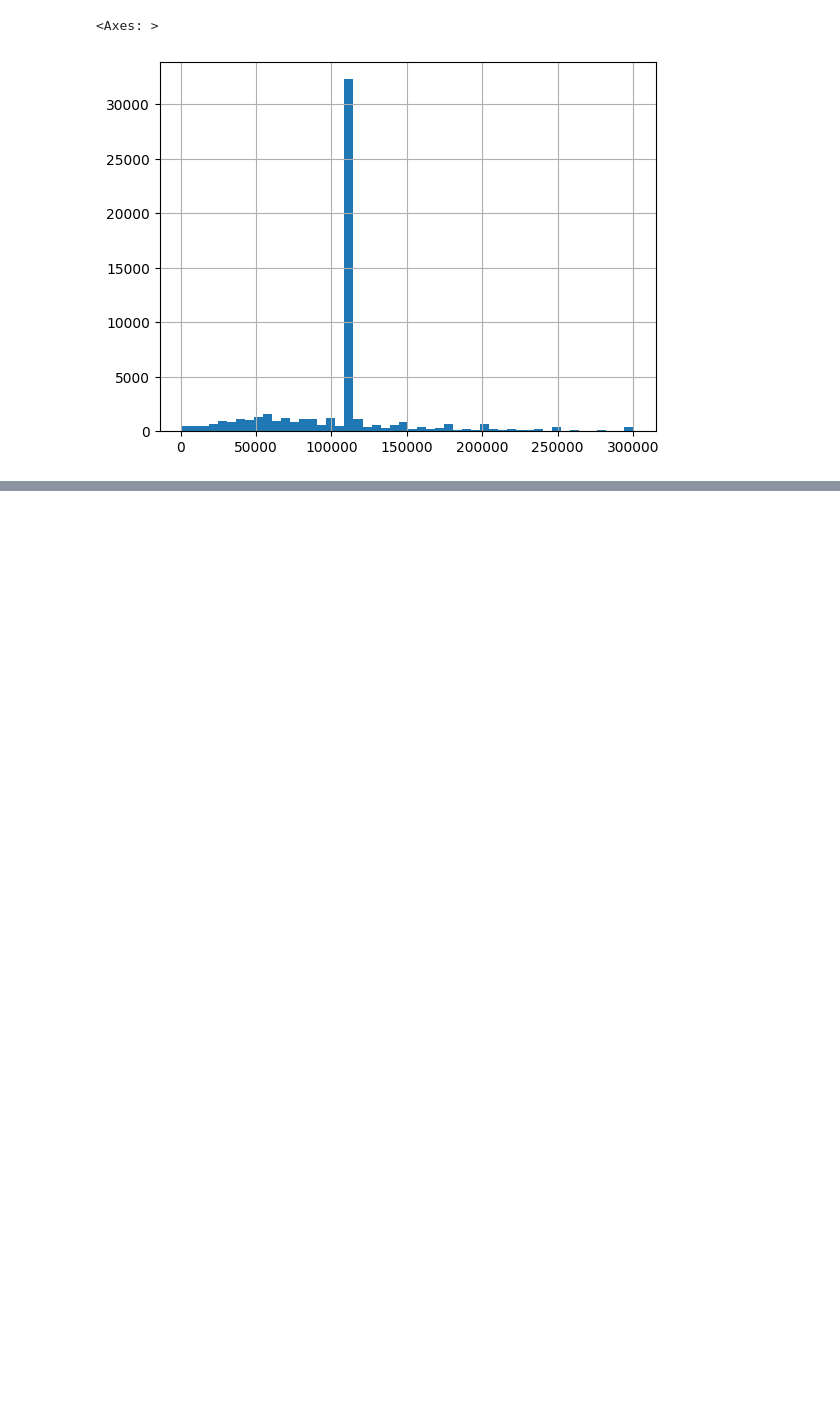
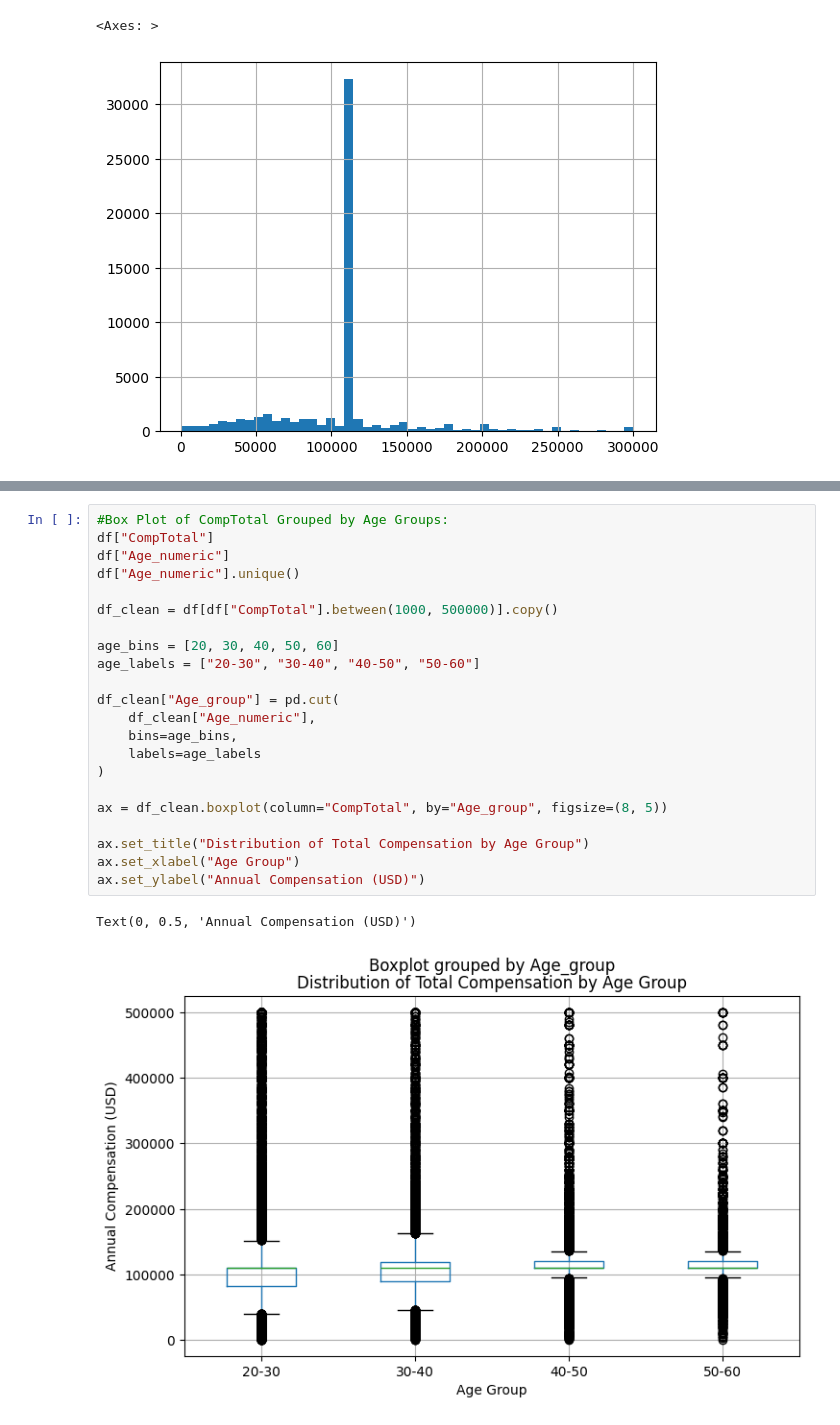
Before and after one commit to dev-evelin/ibm-data-analyst-capstone, a Jupyter notebook: notebooks/04_Data_Visualization.ipynb, the cells around one changed output, grey strips where cells are left out. Drawn from its saved outputs; the diff is of its cells as text; blank space fills up the shorter version.

```diff
--- a/notebooks/04_Data_Visualization.ipynb
+++ b/notebooks/04_Data_Visualization.ipynb
@@ -516,0 +538,25 @@ pd.Series(job_sat_by_exp).plot(kind="bar")
+# %%
+#Box Plot of CompTotal Grouped by Age Groups:
+df["CompTotal"]
+df["Age_numeric"]
+df["Age_numeric"].unique()
+
+df_clean = df[df["CompTotal"].between(1000, 500000)].copy()
+
+age_bins = [20, 30, 40, 50, 60]
+age_labels = ["20-30", "30-40", "40-50", "50-60"]
+
+df_clean["Age_group"] = pd.cut(
+    df_clean["Age_numeric"],
+    bins=age_bins,
+    labels=age_labels
+)
+
+ax = df_clean.boxplot(column="CompTotal", by="Age_group", figsize=(8, 5))
+
+ax.set_title("Distribution of Total Compensation by Age Group")
+ax.set_xlabel("Age Group")
+ax.set_ylabel("Annual Compensation (USD)")
+# %% [output]
+Text(0, 0.5, 'Annual Compensation (USD)')
+[figure, added]
```
Also changed, not shown: parts of 9 cells of this notebook.
